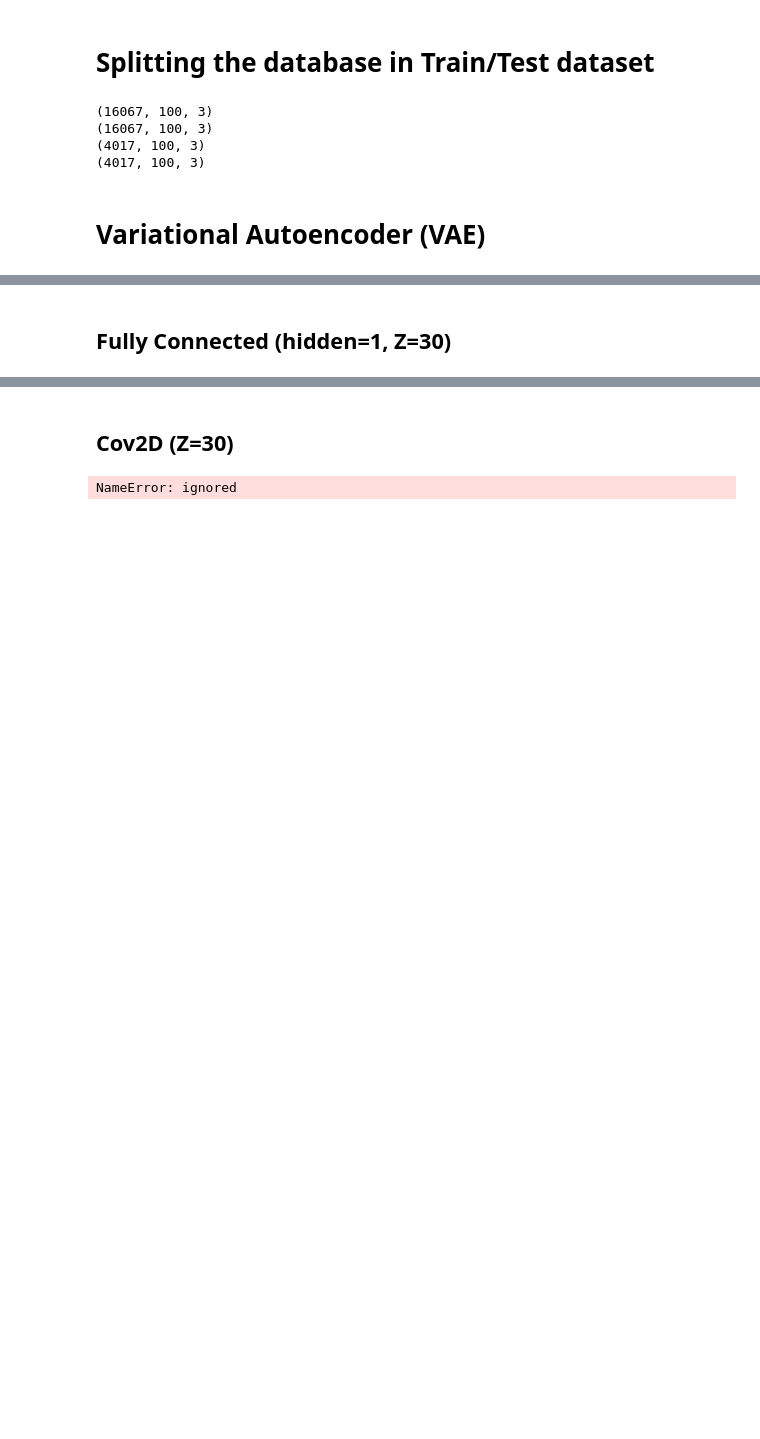
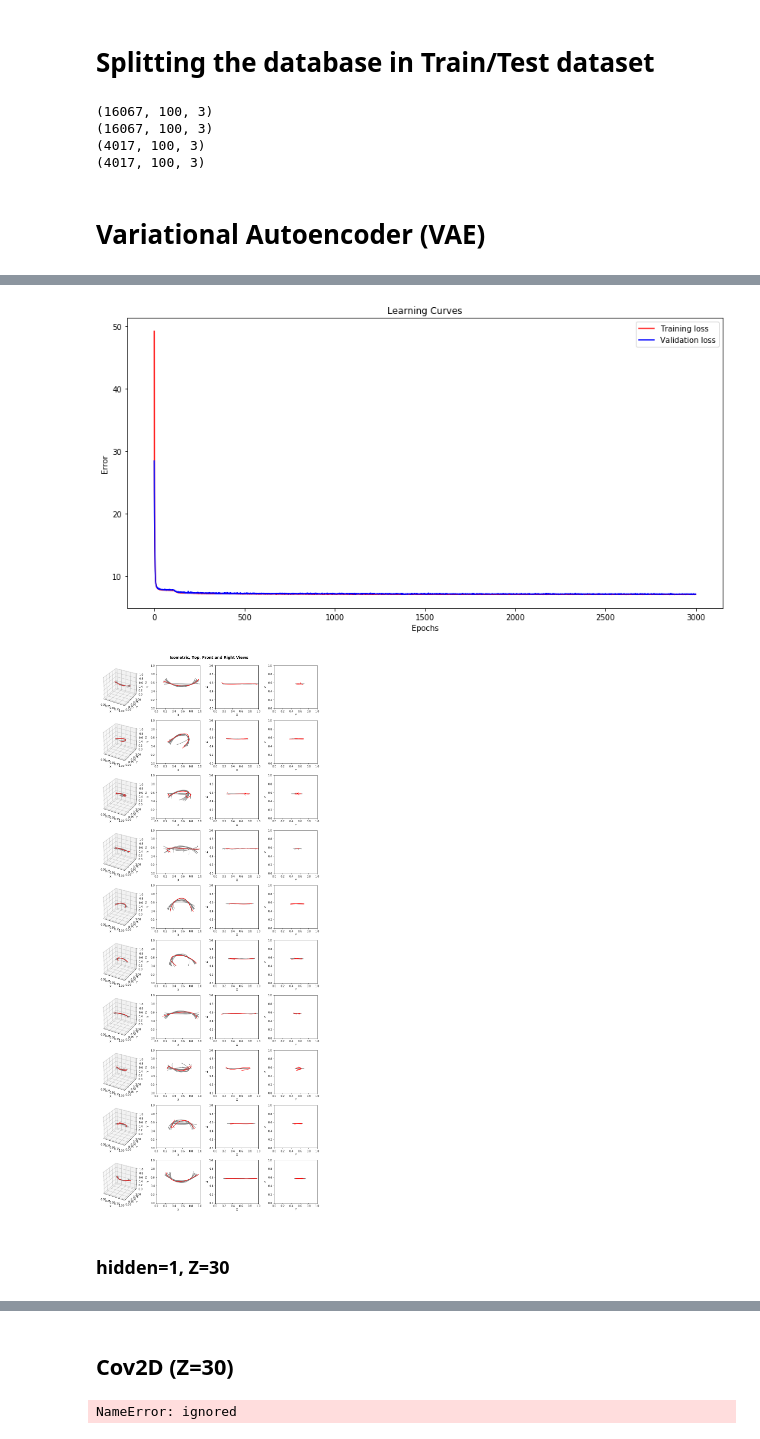
Before and after one commit to ssharma1991/5ss-platform-path-synthesis, a Jupyter notebook: 2. Autoencoder/3. Variational Autoencoder.ipynb, the cells around one changed output, grey strips where cells are left out. Saved outputs shown, nothing was run; the diff lists cells and outputs as text; code cells hidden in the pictures; blank space fills up the shorter version.

Commit message:
feat: VAE inferense shows multiple curves
also added labels to graphs

```diff
--- a/2. Autoencoder/3. Variational Autoencoder.ipynb
+++ b/2. Autoencoder/3. Variational Autoencoder.ipynb
@@ -85,0 +138,2 @@ def kl(z_mean,z_log_var):
+# %%
+train_data=vaeFC_h1_z15.fit([x_train], [y_train], shuffle=True, epochs=3000, batch_size=256, validation_data=([x_test], [y_test]), verbose=1)
@@ -85,0 +158,5 @@ def kl(z_mean,z_log_var):
+# %%
+visualize_VAE(vaeFC_h1_z15, train_data, x_test, y_test)
+filepath=os.path.join('models','VAE_FC_h1_z15.h5')
+vaeFC_h1_z15.save(filepath)
+# %% [output]
@@ -86,2 +183,4 @@ def kl(z_mean,z_log_var):
+[figure, added]
+[figure, added]
 # %% [markdown]
-## Fully Connected (hidden=1, Z=30)
+### hidden=1, Z=30
```
Also changed, not shown: parts of 16 cells of this notebook, 1 other file.
